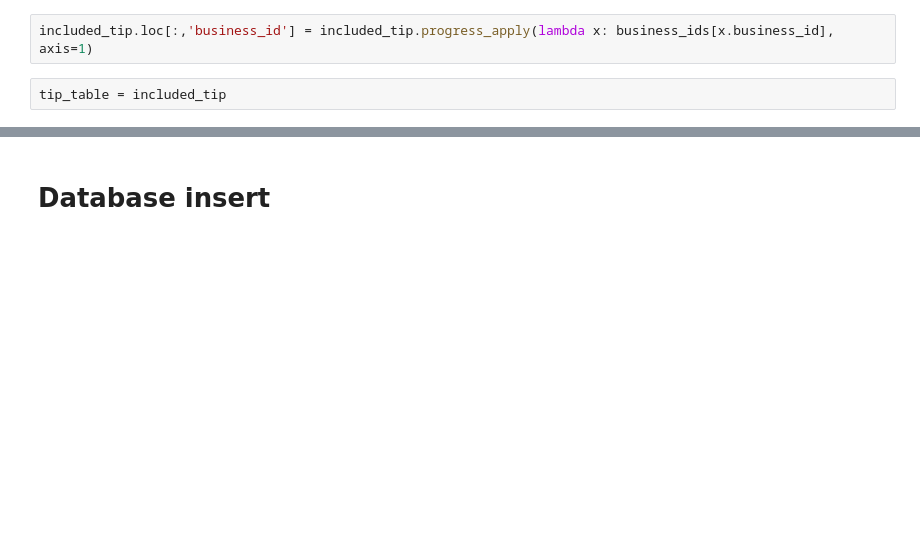
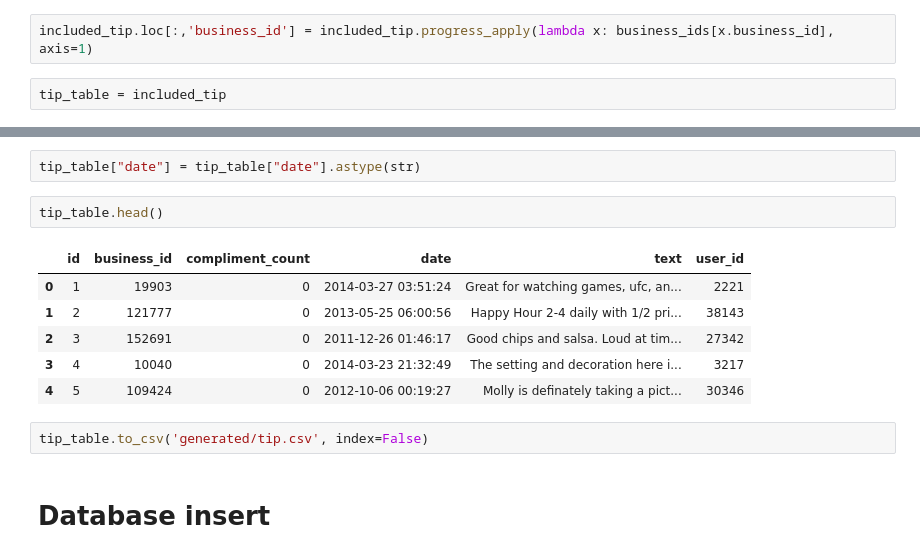
Before and after one commit to Ph0tonic/Intro2DataBase, a Jupyter notebook: notebook.ipynb, the cells around one changed output, grey strips where cells are left out. Cells and saved outputs as stored; diff of their text form; blank space fills up the shorter version.

```diff
--- a/notebook.ipynb
+++ b/notebook.ipynb
@@ -178,3 +178,16 @@ tip_table.head()
+# %%
+tip_table["date"] = tip_table["date"].astype(str)
+# %%
+tip_table.head()
+# %% [output]
+|  | id | business_id | compliment_count | date | text | user_id |
+| 0 | 1 | 19903 | 0 | 2014-03-27 03:51:24 | Great for watching games, ufc, an... | 2221 |
+| 1 | 2 | 121777 | 0 | 2013-05-25 06:00:56 | Happy Hour 2-4 daily with 1/2 pri... | 38143 |
+| 2 | 3 | 152691 | 0 | 2011-12-26 01:46:17 | Good chips and salsa. Loud at tim... | 27342 |
+| 3 | 4 | 10040 | 0 | 2014-03-23 21:32:49 | The setting and decoration here i... | 3217 |
+| 4 | 5 | 109424 | 0 | 2012-10-06 00:19:27 | Molly is definately taking a pict... | 30346 |
+# %%
+tip_table.to_csv('generated/tip.csv', index=False)
 # %% [markdown]
 # Database insert
 # %% [markdown]
```
Also changed, not shown: parts of 1 cell of this notebook.
